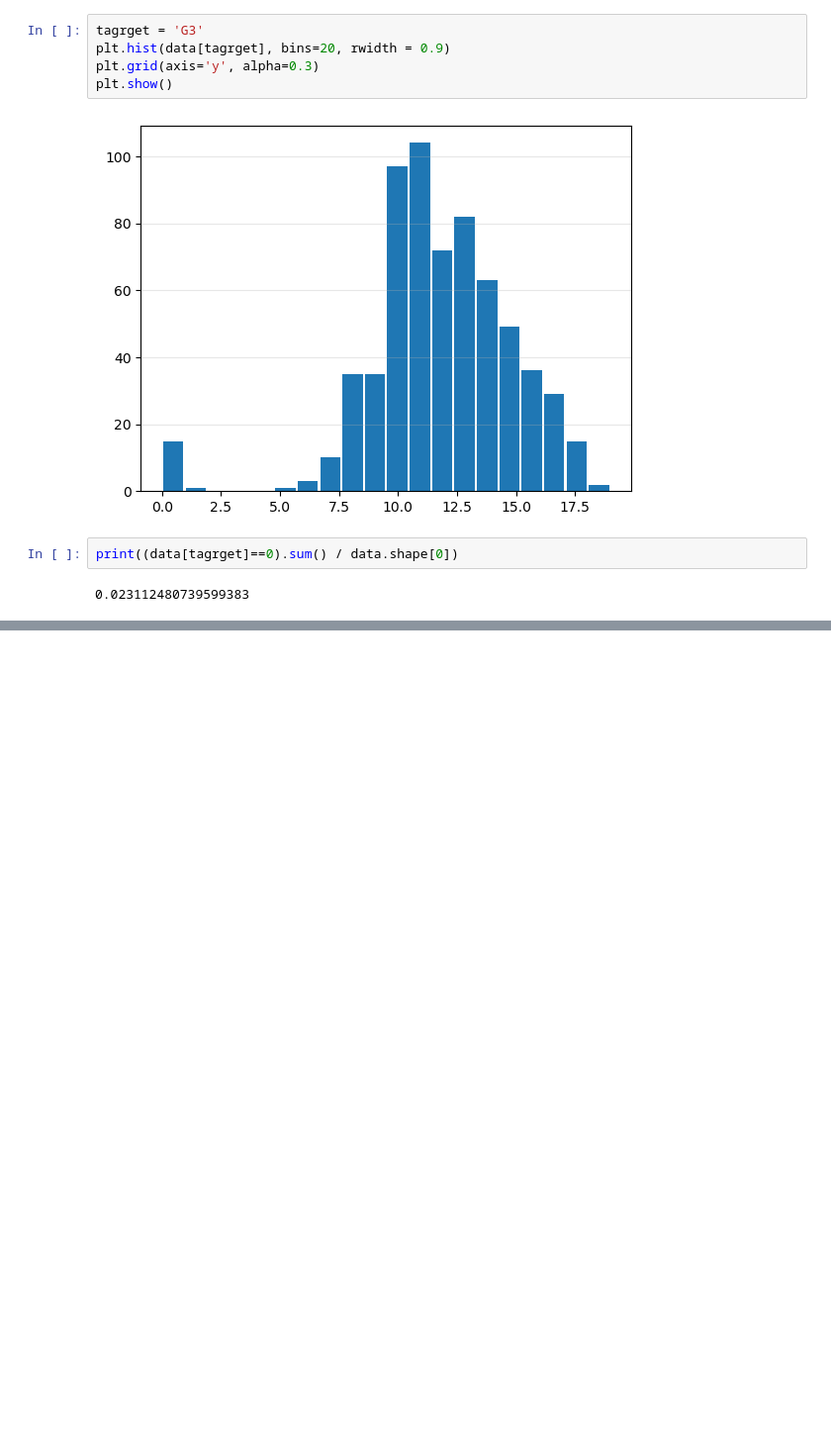
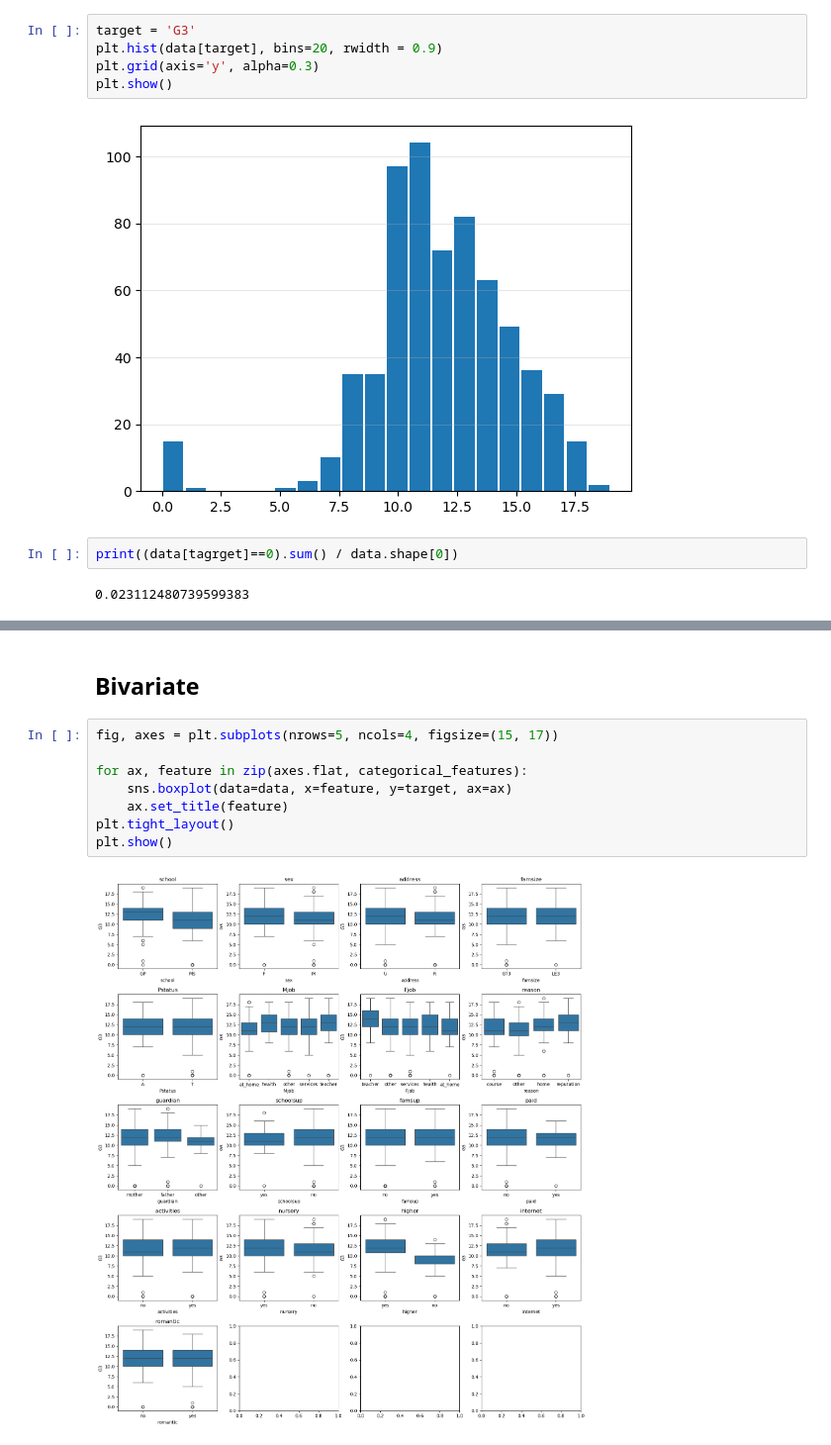
Before and after one commit to trungsyd2409/ML_regression_learning, a Jupyter notebook: main.ipynb, the cells around one changed output, grey strips where cells are left out. Shown at 99% size. Saved outputs shown, nothing was run; the diff lists cells and outputs as text; blank space fills up the shorter version.

```diff
--- a/main.ipynb
+++ b/main.ipynb
@@ -40,8 +37,8 @@ np.int64(0)
 # %% [markdown]
 ## Univariate
 # %%
-tagrget = 'G3'
-plt.hist(data[tagrget], bins=20, rwidth = 0.9)
+target = 'G3'
+plt.hist(data[target], bins=20, rwidth = 0.9)
 plt.grid(axis='y', alpha=0.3)
 plt.show()
 # %% [output]
@@ -69,0 +80,12 @@ plt.show()
+# %% [markdown]
+## Bivariate
+# %%
+fig, axes = plt.subplots(nrows=5, ncols=4, figsize=(15, 17))
+
+for ax, feature in zip(axes.flat, categorical_features):
+    sns.boxplot(data=data, x=feature, y=target, ax=ax)
+    ax.set_title(feature)
+plt.tight_layout()
+plt.show()
+# %% [output]
+[figure, added]
```
Also changed, not shown: parts of 10 cells of this notebook.
